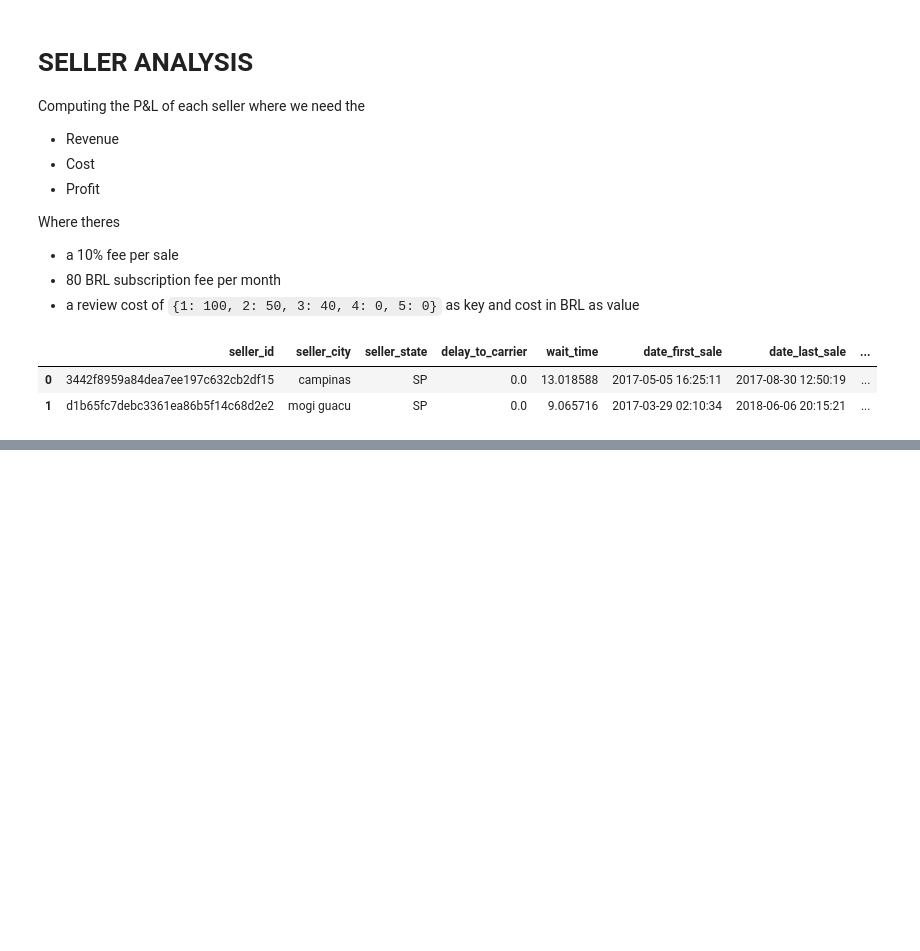
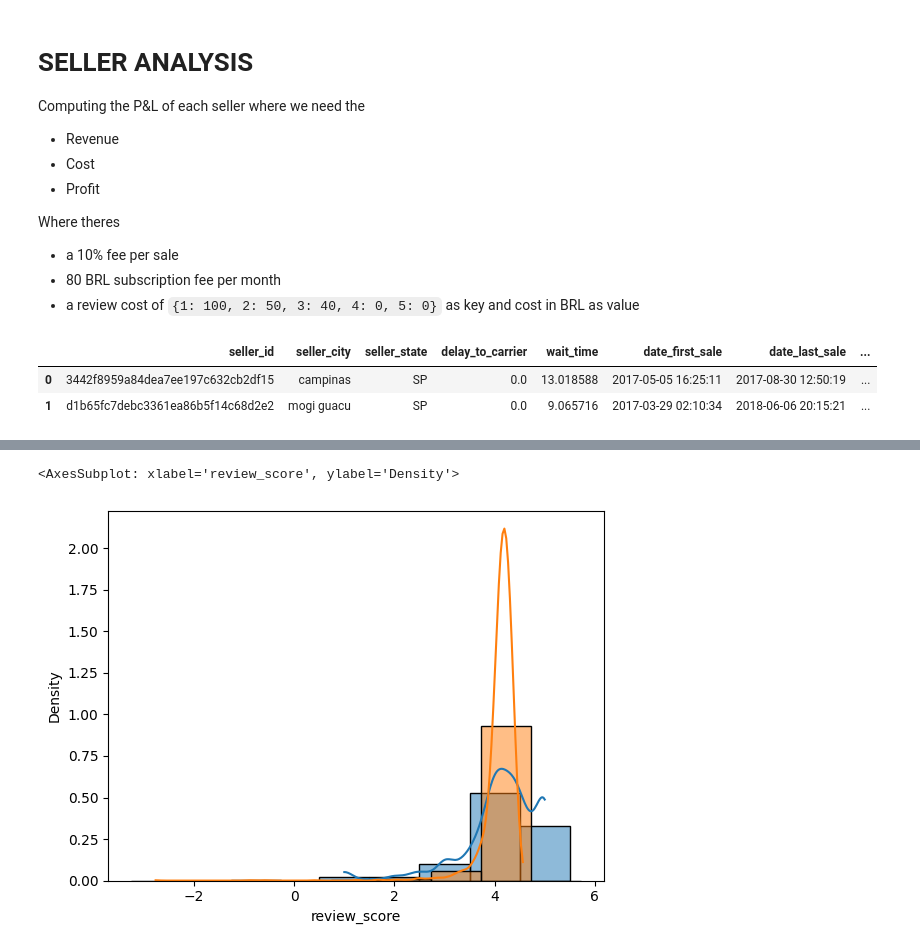
Before and after one commit to SagarDaryanani/OLIST, a Jupyter notebook: Exploratory_Analysis/3.Seller.ipynb, the cells around one changed output, grey strips where cells are left out. Drawn from its saved outputs; the diff is of its cells as text; code cells hidden in the pictures; blank space fills up the shorter version.

```diff
--- a/Exploratory_Analysis/3.Seller.ipynb
+++ b/Exploratory_Analysis/3.Seller.ipynb
@@ -114,0 +150,6 @@ NameError: name 'total_profits' is not defined
+# %%
+sns.histplot(sellers.review_score, kde=True, stat='density', discrete=True)
+sns.histplot(model.predict(sellers_standardized[features]), kde=True, stat='density', discrete=True)
+# %% [output]
+<AxesSubplot: xlabel='review_score', ylabel='Density'>
+[figure, added]
```
Also changed, not shown: parts of 16 cells of this notebook.
